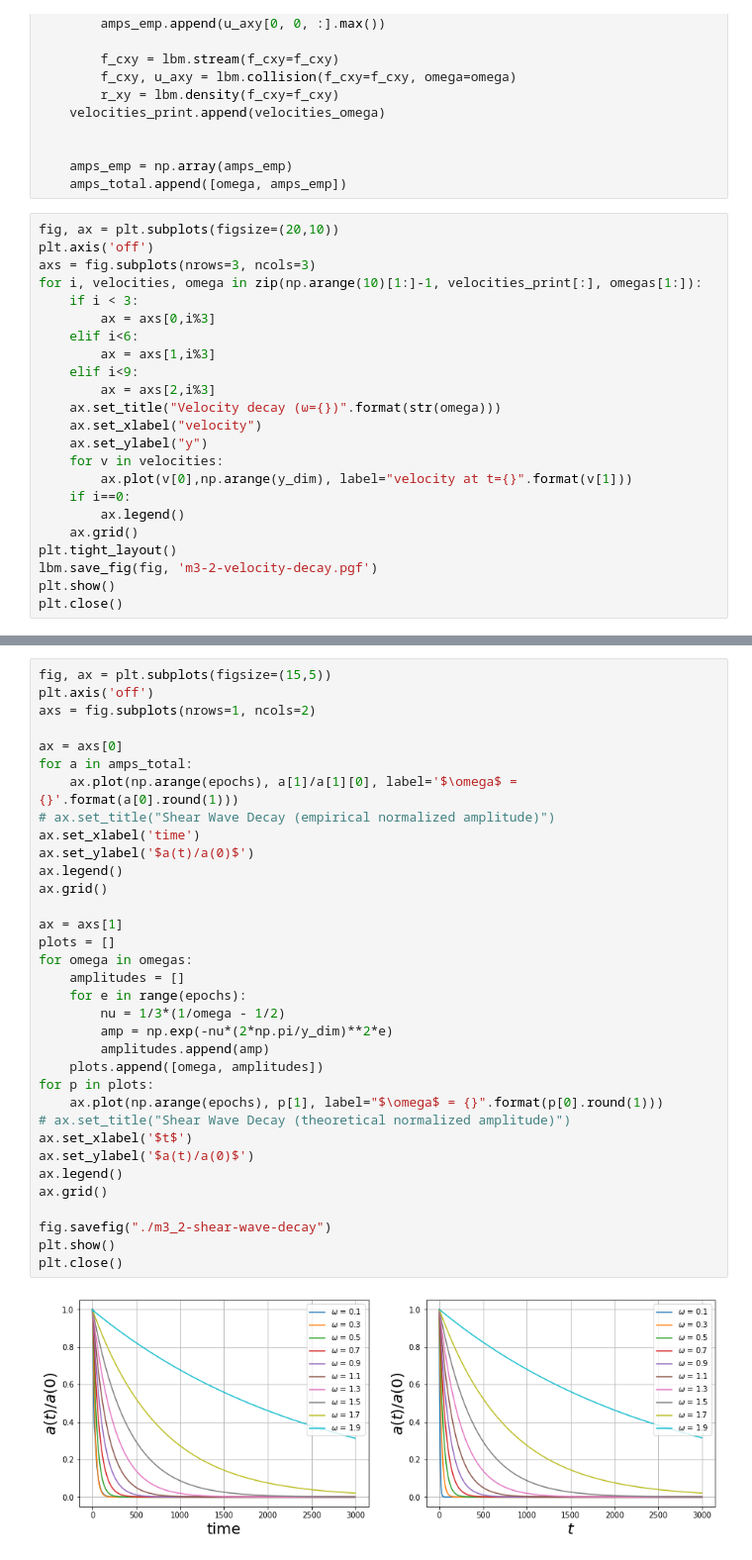
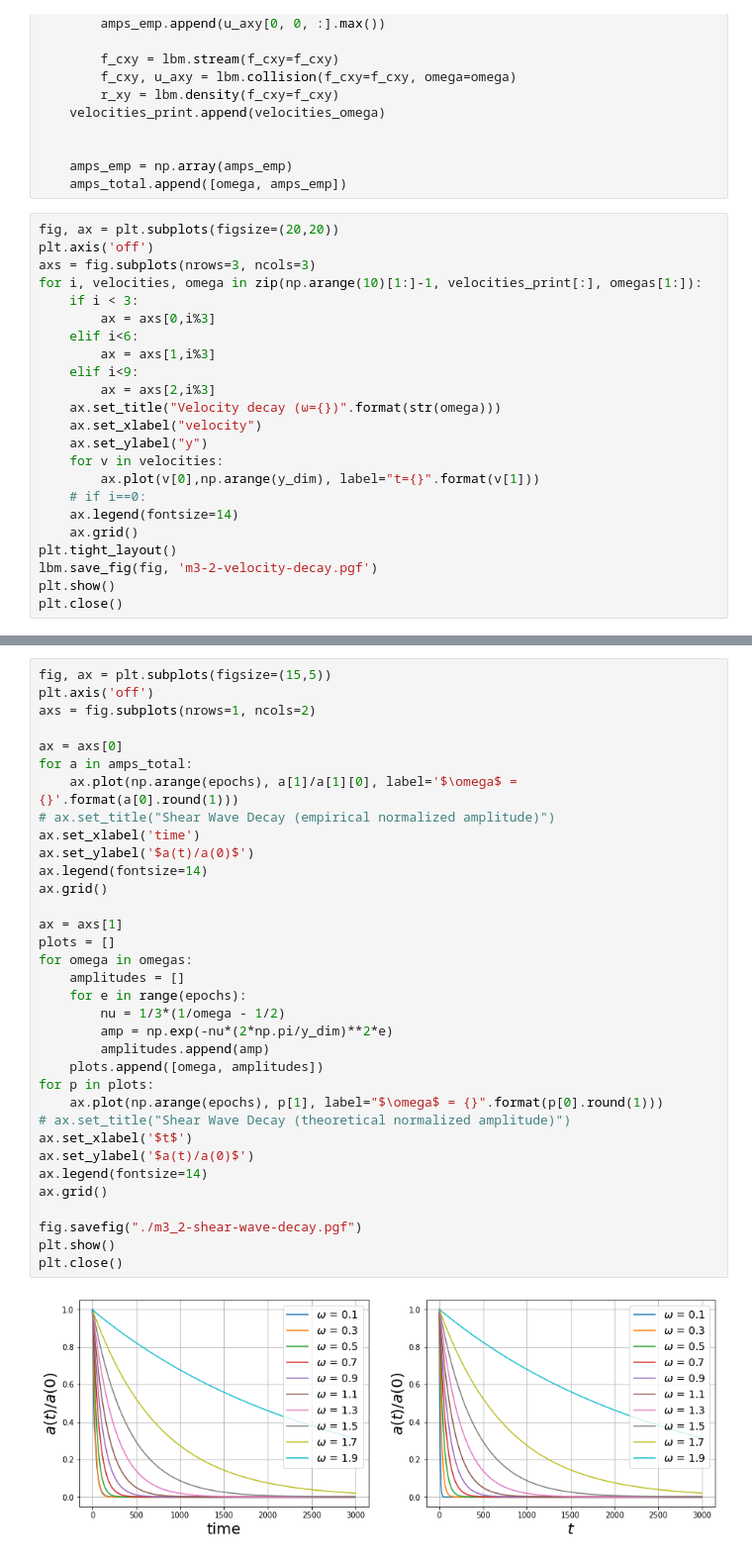
Before and after one commit to jonas27/pylbm, a Jupyter notebook: milestones/m3/m3.ipynb, the cells around one changed output, grey strips where cells are left out. Shown at 99% size. Drawn from its saved outputs; the diff is of its cells as text.

```diff
--- a/milestones/m3/m3.ipynb
+++ b/milestones/m3/m3.ipynb
@@ -96,7 +96,7 @@ for omega in omegas:
     amps_emp = np.array(amps_emp)
     amps_total.append([omega, amps_emp])
 # %%
-fig, ax = plt.subplots(figsize=(20,10))
+fig, ax = plt.subplots(figsize=(20,20))
 plt.axis('off')
 axs = fig.subplots(nrows=3, ncols=3)
 for i, velocities, omega in zip(np.arange(10)[1:]-1, velocities_print[:], omegas[1:]):
@@ -110,9 +110,9 @@ for i, velocities, omega in zip(np.arange(10)[1:]-1, velocities_print[:], omegas
     ax.set_xlabel("velocity")
     ax.set_ylabel("y")
     for v in velocities:
-        ax.plot(v[0],np.arange(y_dim), label="velocity at t={}".format(v[1]))
-    if i==0:
-        ax.legend()
+        ax.plot(v[0],np.arange(y_dim), label="t={}".format(v[1]))
+    # if i==0:
+    ax.legend(fontsize=14)
     ax.grid()
 plt.tight_layout()
 lbm.save_fig(fig, 'm3-2-velocity-decay.pgf')
@@ -125,37 +125,37 @@ fig, ax = plt.subplots(figsize=(15,5))
 plt.axis('off')
 axs = fig.subplots(nrows=1, ncols=2)
 
 ax = axs[0]
 for a in amps_total:
     ax.plot(np.arange(epochs), a[1]/a[1][0], label='$\omega$ = {}'.format(a[0].round(1)))
 # ax.set_title("Shear Wave Decay (empirical normalized amplitude)")
 ax.set_xlabel('time')
 ax.set_ylabel('$a(t)/a(0)$')
-ax.legend()
+ax.legend(fontsize=14)
 ax.grid()
 
 ax = axs[1]
 plots = []
 for omega in omegas:
     amplitudes = []
     for e in range(epochs):
         nu = 1/3*(1/omega - 1/2)
         amp = np.exp(-nu*(2*np.pi/y_dim)**2*e)
         amplitudes.append(amp)
     plots.append([omega, amplitudes])
 for p in plots:
     ax.plot(np.arange(epochs), p[1], label="$\omega$ = {}".format(p[0].round(1)))
 # ax.set_title("Shear Wave Decay (theoretical normalized amplitude)")
 ax.set_xlabel('$t$')
 ax.set_ylabel('$a(t)/a(0)$')
-ax.legend()
+ax.legend(fontsize=14)
 ax.grid()
 
-fig.savefig("./m3_2-shear-wave-decay")
+fig.savefig("./m3_2-shear-wave-decay.pgf")
 plt.show()
 plt.close()
 # %% [output]
-[figure, old version]
+[figure, new version]
 # %%
 fig, ax = plt.subplots(figsize=(8,5))
 nys_emp = []
```
Also changed, not shown: parts of 2 cells of this notebook, 3 other files.
